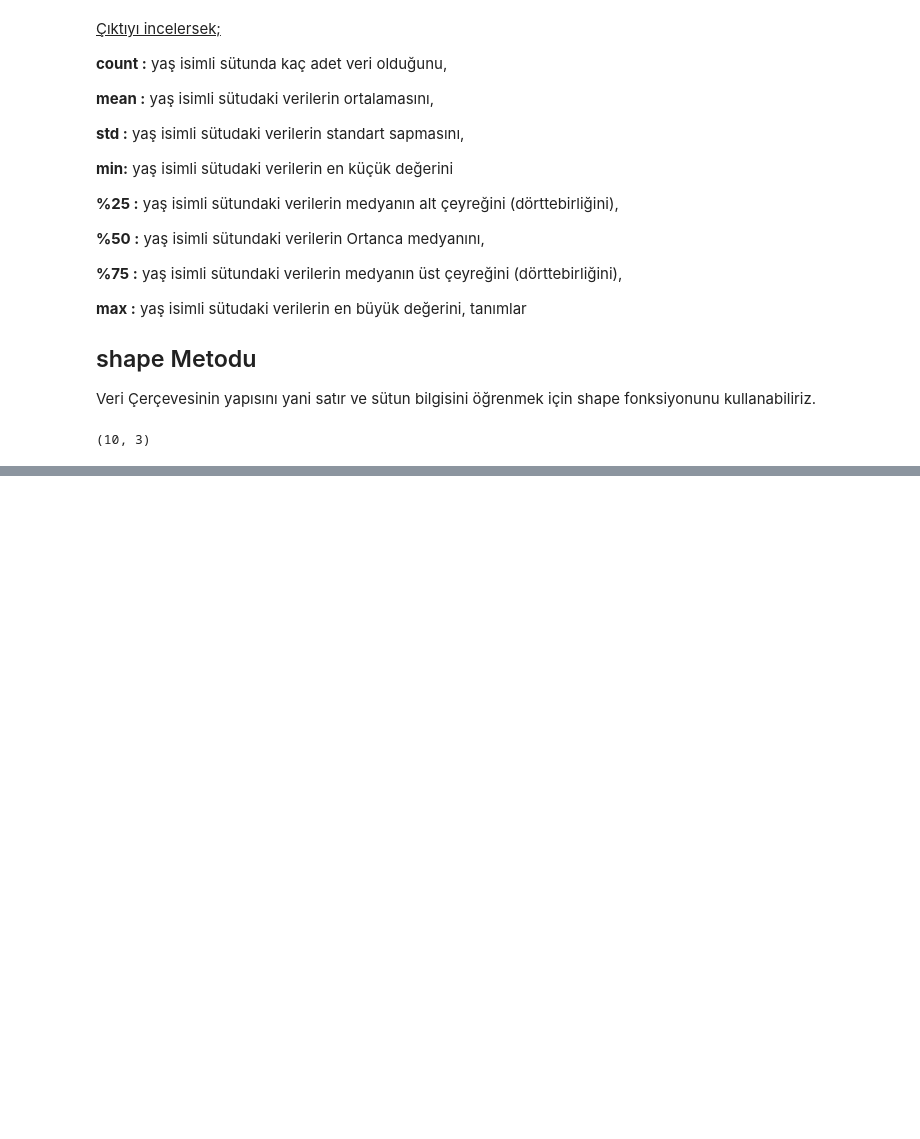
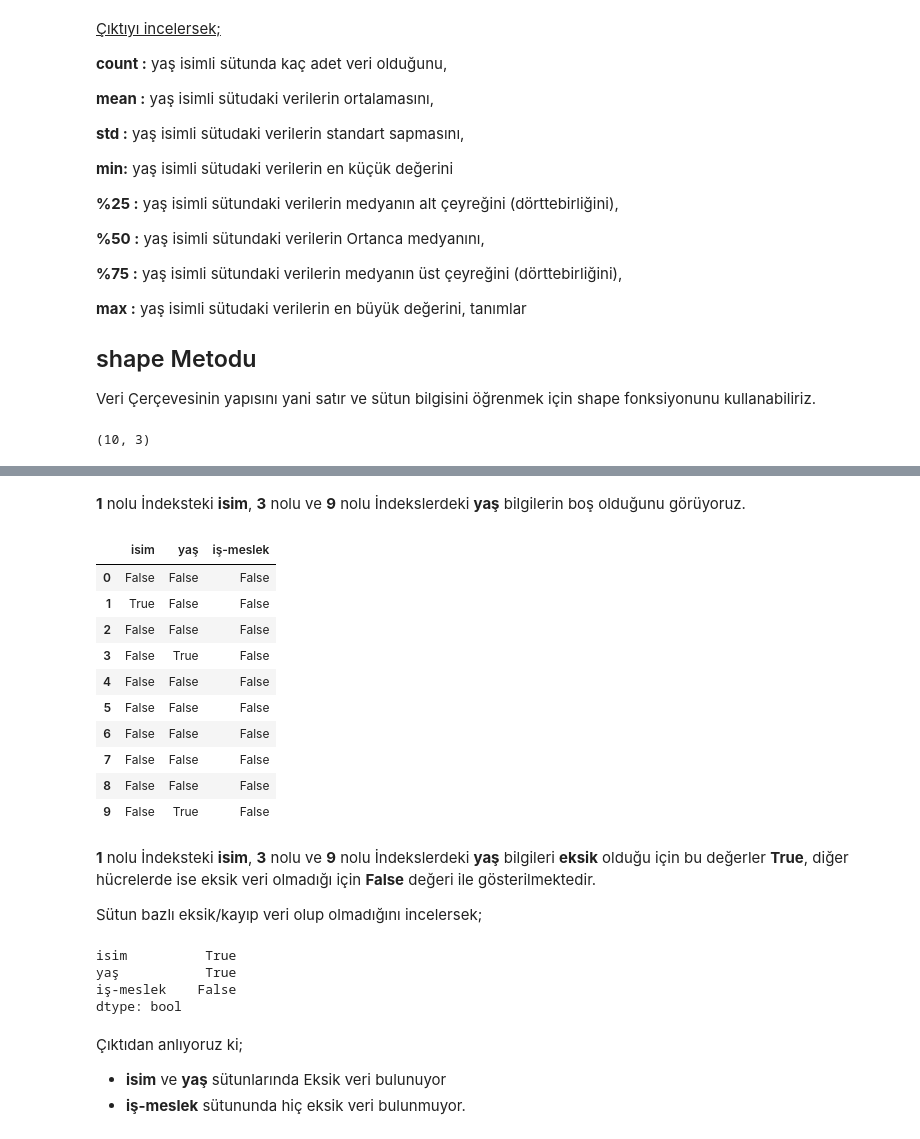
Before and after one commit to mhalil/Pandas_Notlari, a Jupyter notebook: Veriyi_Kesfet_incele.ipynb, the cells around one changed output, grey strips where cells are left out. Saved outputs shown, nothing was run; the diff lists cells and outputs as text; code cells hidden in the pictures; blank space fills up the shorter version.

```diff
--- a/Veriyi_Kesfet_incele.ipynb
+++ b/Veriyi_Kesfet_incele.ipynb
@@ -189,0 +283,31 @@ veri.shape
+# %% [markdown]
+**1** nolu İndeksteki **isim**, **3** nolu ve **9** nolu İndekslerdeki **yaş** bilgilerin boş olduğunu görüyoruz.
+# %%
+veri_2.isnull()
+# %% [output]
+|  | isim | yaş | iş-meslek |
+| 0 | False | False | False |
+| 1 | True | False | False |
+| 2 | False | False | False |
+| 3 | False | True | False |
+| 4 | False | False | False |
+| 5 | False | False | False |
+| 6 | False | False | False |
+| 7 | False | False | False |
+| 8 | False | False | False |
+| 9 | False | True | False |
+# %% [markdown]
+**1** nolu İndeksteki **isim**, **3** nolu ve **9** nolu İndekslerdeki **yaş** bilgileri **eksik** olduğu için bu değerler **True**, diğer hücrelerde ise eksik veri olmadığı için **False** değeri ile gösterilmektedir.
+
+Sütun bazlı eksik/kayıp veri olup olmadığını incelersek;
+# %%
+veri_2.isnull().any()
+# %% [output]
+isim          True
+yaş           True
+iş-meslek    False
+dtype: bool
+# %% [markdown]
+Çıktıdan anlıyoruz ki;
+* **isim** ve **yaş** sütunlarında Eksik veri bulunuyor
+* **iş-meslek** sütununda hiç eksik veri bulunmuyor.
```
Also changed, not shown: parts of 11 cells of this notebook.
